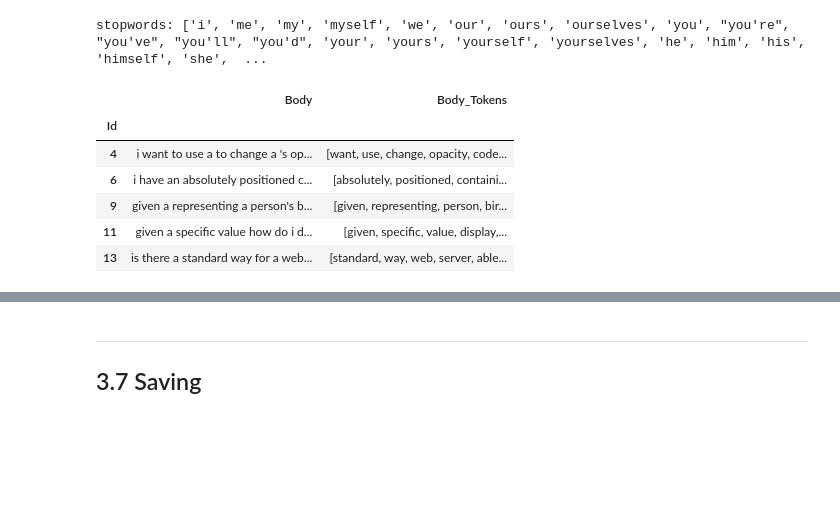
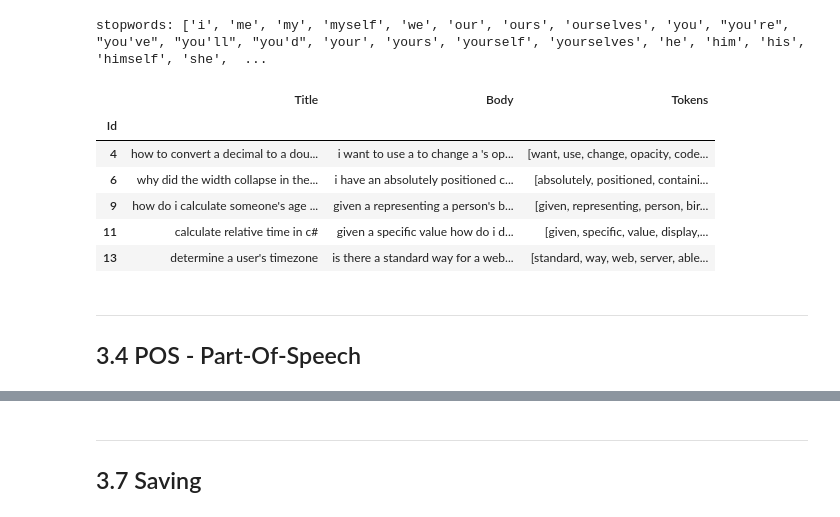
Before and after one commit to curiousmindflow/oc-ml-p5, a Jupyter notebook: preparation.ipynb, the cells around one changed output, grey strips where cells are left out. Drawn from its saved outputs; the diff is of its cells as text; code cells hidden in the pictures; blank space fills up the shorter version.

```diff
--- a/preparation.ipynb
+++ b/preparation.ipynb
@@ -233,7 +239,7 @@ display
 ## 3.2 Tokenize
 # %%
 if config["processing"]:
-    data["Body_Tokens"] = data.apply(lambda row: tokenize(row["Body"]), axis="columns")
+    data["Tokens"] = data.apply(lambda row: tokenize(row["Body"], row["Title"]), axis="columns")
 # %%
 display = None
 if config["processing"]:
@@ -258,17 +264,20 @@ if config["processing"]:
 stopwords: ['i', 'me', 'my', 'myself', 'we', 'our', 'ours', 'ourselves', 'you', "you're", "you've", "you'll", "you'd", 'your', 'yours', 'yourself', 'yourselves', 'he', 'him', 'his', 'himself', 'she',  ...
 # %%
 if config["processing"]:
-    data["Body_Tokens"] = data.apply(lambda row: remove_stop_words(row["Body_Tokens"]), axis="columns")
+    data["Tokens"] = data.apply(lambda row: remove_stop_words(row["Tokens"]), axis="columns")
 # %%
 display = None
 if config["processing"]:
-    display = data[["Body", "Body_Tokens"]].head()
+    display = data[["Title", "Body", "Tokens"]].head()
 display
 # %% [output]
-|  | Body | Body_Tokens |
-| Id |  |  |
-| 4 | i want to use a to change a 's op... | [want, use, change, opacity, code... |
-| 6 | i have an absolutely positioned c... | [absolutely, positioned, containi... |
-| 9 | given a representing a person's b... | [given, representing, person, bir... |
-| 11 | given a specific value how do i d... | [given, specific, value, display,... |
-| 13 | is there a standard way for a web... | [standard, way, web, server, able... |
+|  | Title | Body | Tokens |
+| Id |  |  |  |
+| 4 | how to convert a decimal to a dou... | i want to use a to change a 's op... | [want, use, change, opacity, code... |
+| 6 | why did the width collapse in the... | i have an absolutely positioned c... | [absolutely, positioned, containi... |
+| 9 | how do i calculate someone's age ... | given a representing a person's b... | [given, representing, person, bir... |
+| 11 | calculate relative time in c# | given a specific value how do i d... | [given, specific, value, display,... |
+| 13 | determine a user's timezone | is there a standard way for a web... | [standard, way, web, server, able... |
+# %% [markdown]
+***
+## 3.4 POS - Part-Of-Speech
```
Also changed, not shown: parts of 21 cells of this notebook, 1 other file.
